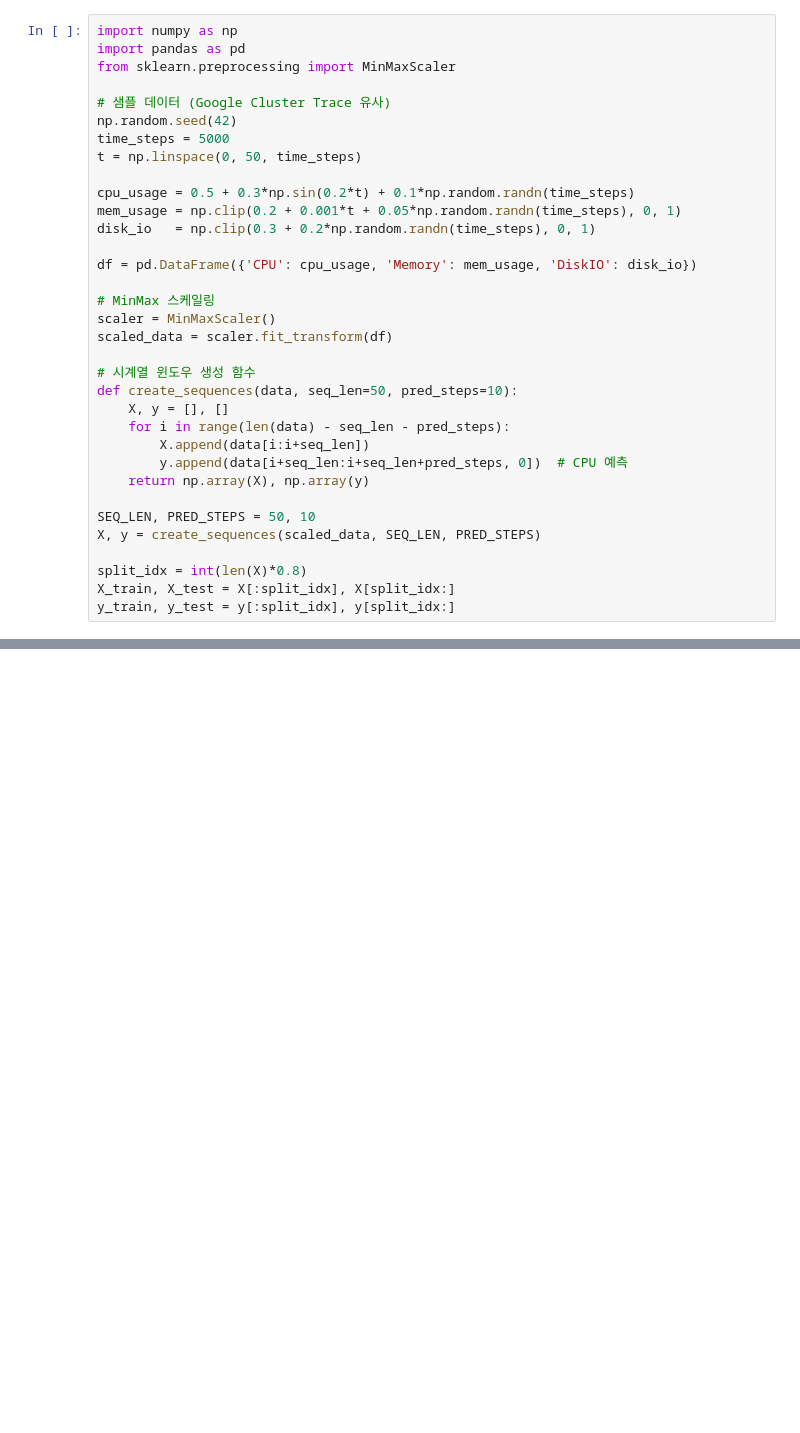
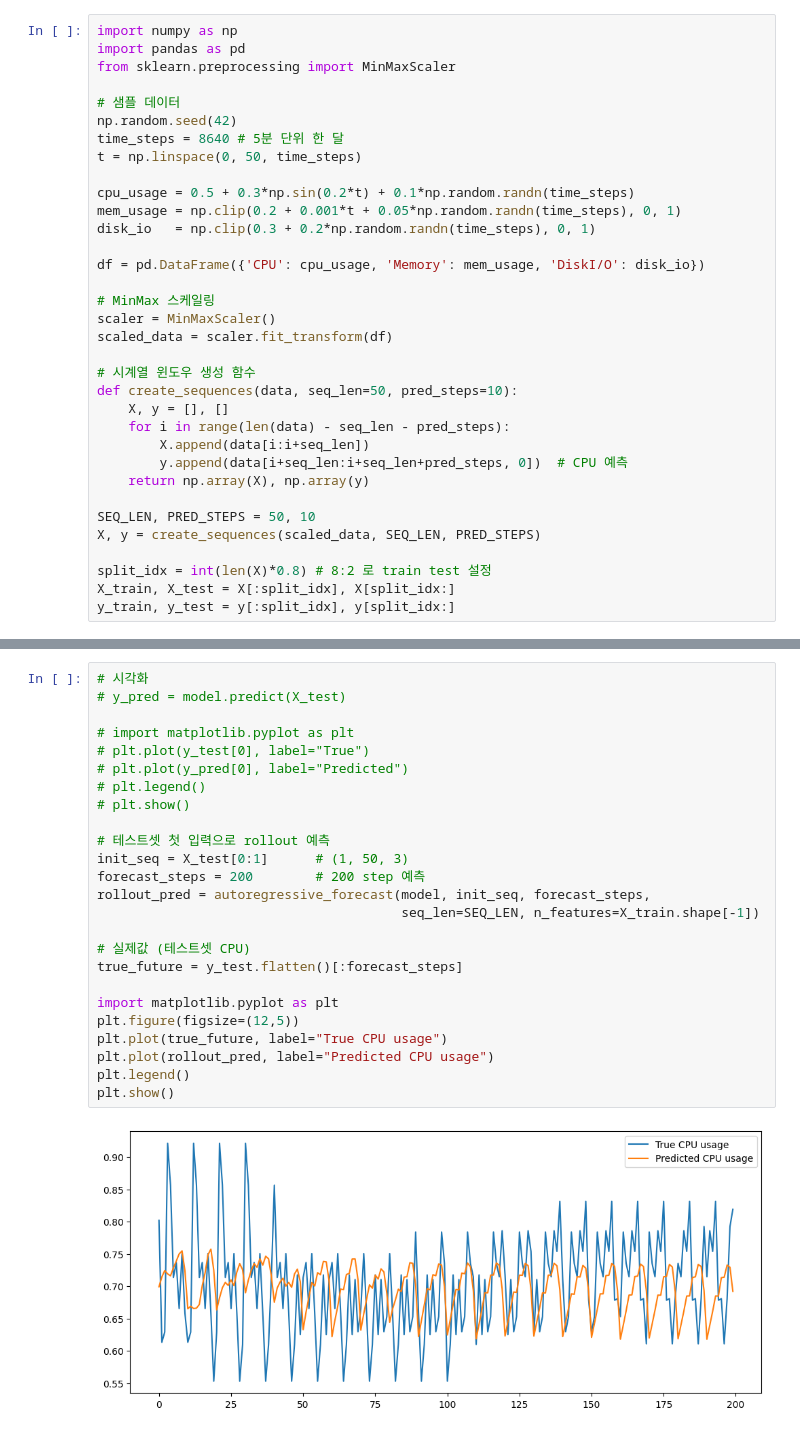
Before and after one commit to hyeonseonn/sensing_app, a Jupyter notebook: 0722_1.ipynb, the cells around one changed output, grey strips where cells are left out. Drawn from its saved outputs; the diff is of its cells as text; blank space fills up the shorter version.

```diff
--- a/0722_1.ipynb
+++ b/0722_1.ipynb
@@ -5,16 +5,16 @@ import numpy as np
 import pandas as pd
 from sklearn.preprocessing import MinMaxScaler
 
-# 샘플 데이터 (Google Cluster Trace 유사)
+# 샘플 데이터
 np.random.seed(42)
-time_steps = 5000
+time_steps = 8640 # 5분 단위 한 달
 t = np.linspace(0, 50, time_steps)
 
 cpu_usage = 0.5 + 0.3*np.sin(0.2*t) + 0.1*np.random.randn(time_steps)
 mem_usage = np.clip(0.2 + 0.001*t + 0.05*np.random.randn(time_steps), 0, 1)
 disk_io   = np.clip(0.3 + 0.2*np.random.randn(time_steps), 0, 1)
 
-df = pd.DataFrame({'CPU': cpu_usage, 'Memory': mem_usage, 'DiskIO': disk_io})
+df = pd.DataFrame({'CPU': cpu_usage, 'Memory': mem_usage, 'DiskI/O': disk_io})
 
 # MinMax 스케일링
 scaler = MinMaxScaler()
@@ -31,6 +31,6 @@ def create_sequences(data, seq_len=50, pred_steps=10):
 SEQ_LEN, PRED_STEPS = 50, 10
 X, y = create_sequences(scaled_data, SEQ_LEN, PRED_STEPS)
 
-split_idx = int(len(X)*0.8)
+split_idx = int(len(X)*0.8) # 8:2 로 train test 설정
 X_train, X_test = X[:split_idx], X[split_idx:]
 y_train, y_test = y[:split_idx], y[split_idx:]
@@ -36,0 +133,27 @@ y_train, y_test = y[:split_idx], y[split_idx:]
+# %%
+# 시각화
+# y_pred = model.predict(X_test)
+
+# import matplotlib.pyplot as plt
+# plt.plot(y_test[0], label="True")
+# plt.plot(y_pred[0], label="Predicted")
+# plt.legend()
+# plt.show()
+
+# 테스트셋 첫 입력으로 rollout 예측
+init_seq = X_test[0:1]      # (1, 50, 3)
+forecast_steps = 200        # 200 step 예측
+rollout_pred = autoregressive_forecast(model, init_seq, forecast_steps,
+                                       seq_len=SEQ_LEN, n_features=X_train.shape[-1])
+
+# 실제값 (테스트셋 CPU)
+true_future = y_test.flatten()[:forecast_steps]
+
+import matplotlib.pyplot as plt
+plt.figure(figsize=(12,5))
+plt.plot(true_future, label="True CPU usage")
+plt.plot(rollout_pred, label="Predicted CPU usage")
+plt.legend()
+plt.show()
+# %% [output]
+[figure, added]
```
Also changed, not shown: parts of 3 cells of this notebook.
